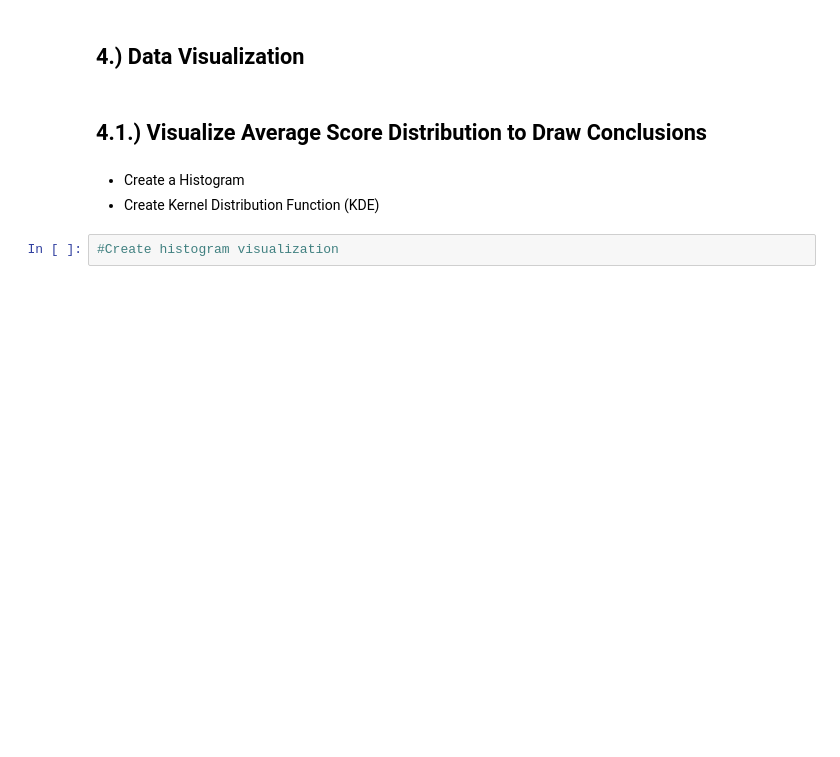
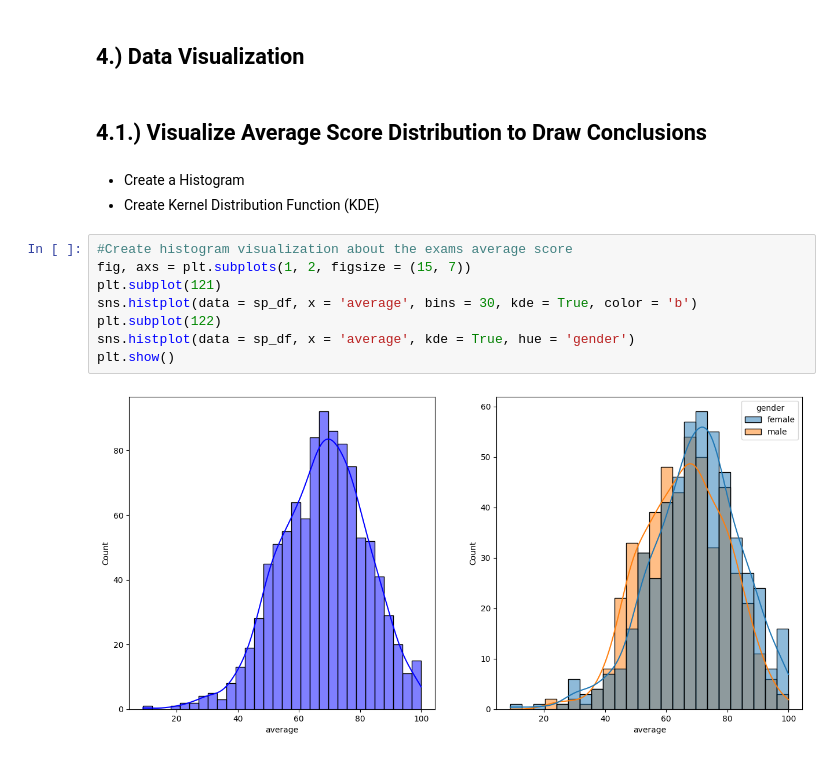
Before and after one commit to lrngdtascinc/ML_Project, a Jupyter notebook: notebook/EDA_Student_Performance.ipynb, the cells around one changed output. Drawn from its saved outputs; the diff is of its cells as text; blank space fills up the shorter version.

Commit message:
Average Scores Visualizations

```diff
--- a/notebook/EDA_Student_Performance.ipynb
+++ b/notebook/EDA_Student_Performance.ipynb
@@ -256,4 +256,12 @@ Number of Students with writing scores of 20 or less: 3
 * Create a Histogram
 * Create Kernel Distribution Function (KDE)
 # %%
-#Create histogram visualization
+#Create histogram visualization about the exams average score
+fig, axs = plt.subplots(1, 2, figsize = (15, 7))
+plt.subplot(121)
+sns.histplot(data = sp_df, x = 'average', bins = 30, kde = True, color = 'b')
+plt.subplot(122)
+sns.histplot(data = sp_df, x = 'average', kde = True, hue = 'gender')
+plt.show()
+# %% [output]
+[figure, added]
```
Also changed, not shown: parts of 21 cells of this notebook.
